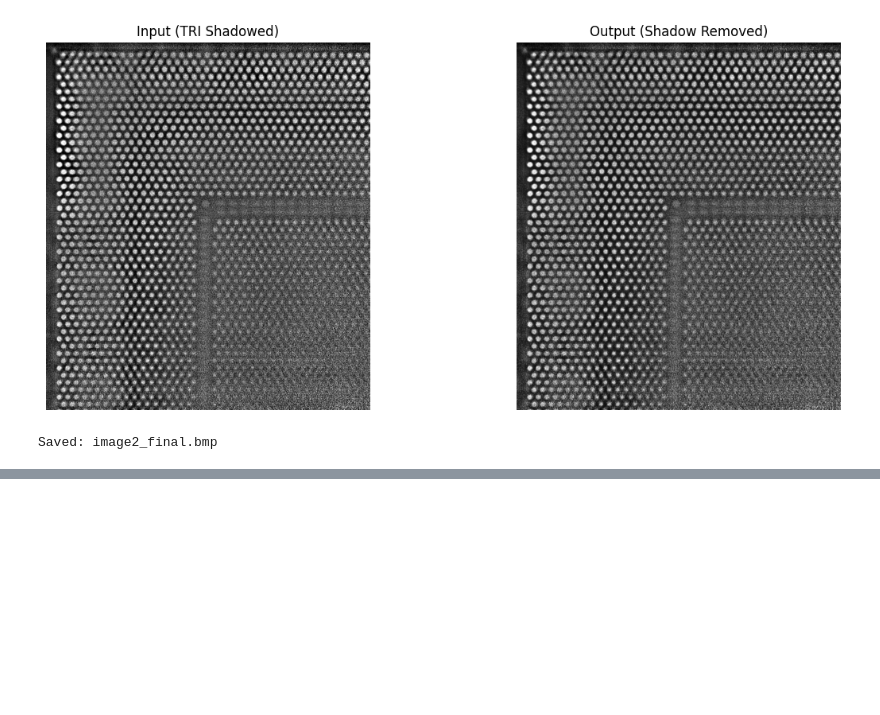
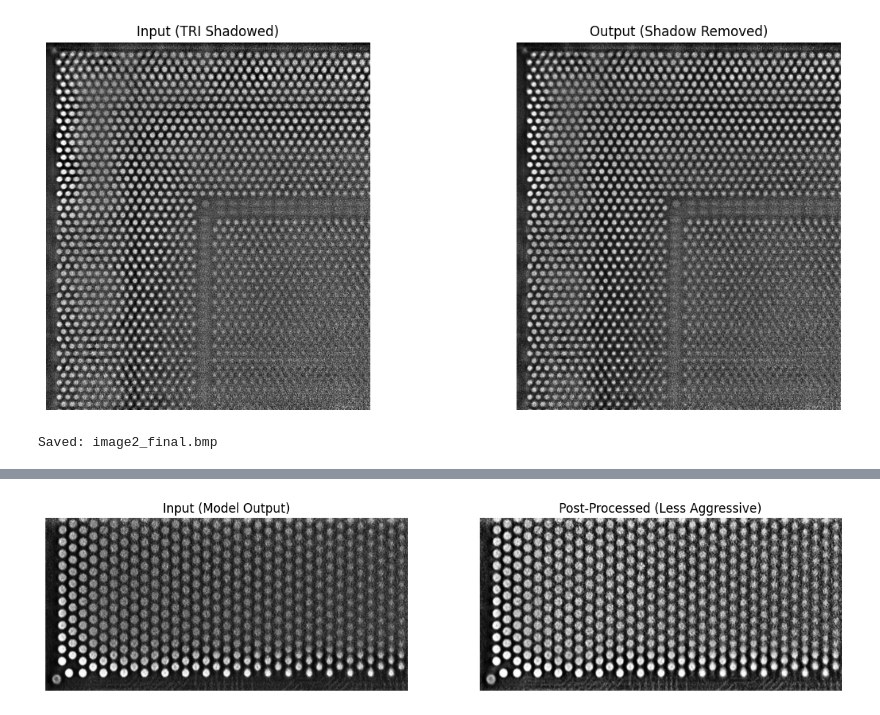
Before and after one commit to AryanArvind4/Shadow-Removal, a Jupyter notebook: shadow_removal_3phase_training.ipynb, the cells around one changed output, grey strips where cells are left out. Drawn from its saved outputs; the diff is of its cells as text; code cells hidden in the pictures; blank space fills up the shorter version.

```diff
--- a/shadow_removal_3phase_training.ipynb
+++ b/shadow_removal_3phase_training.ipynb
@@ -1168,0 +1382,91 @@ Saved: image2_final.bmp
+# %%
+import cv2
+import numpy as np
+import matplotlib.pyplot as plt
+import os
+
+# -----------------------------
+# Safer post-processing function
+# -----------------------------
+def enhance_solder_xray(img):
+    """
+    img: grayscale uint8 image (0–255)
+    returns: enhanced uint8 image
+    """
+
+    # --- 1. Illumination correction (softer top-hat) ---
+    kernel_bg = cv2.getStructuringElement(cv2.MORPH_ELLIPSE, (61, 61))
+    background = cv2.morphologyEx(img, cv2.MORPH_OPEN, kernel_bg)
+
+    # Blend instead of full subtraction (prevents over-boost)
+    illum_corrected = cv2.addWeighted(img, 1.0, background, -0.6, 0)
+    illum_corrected = cv2.normalize(illum_corrected, None, 0, 255, cv2.NORM_MINMAX)
+
+    # --- 2. Mild contrast enhancement (CLAHE) ---
+    clahe = cv2.createCLAHE(
+        clipLimit=1.4,          # ↓ reduced from 2.5
+        tileGridSize=(8, 8)
+    )
+    contrast = clahe.apply(illum_corrected.astype(np.uint8))
+
+    # --- 3. Edge-preserving smoothing (gentler) ---
+    smooth = cv2.bilateralFilter(
+        contrast,
+        d=7,
+        sigmaColor=25,          # ↓ reduced from 40
+        sigmaSpace=7
+    )
+
+    # --- 4. Morphological cleanup (very light) ---
+    kernel_clean = cv2.getStructuringElement(cv2.MORPH_ELLIPSE, (3, 3))
+    clean = cv2.morphologyEx(smooth, cv2.MORPH_CLOSE, kernel_clean, iterations=1)
+
+    # --- 5. Highlight compression (prevents blown solder balls) ---
+    clean_f = clean.astype(np.float32)
+    white_thresh = 235
+    mask = clean_f > white_thresh
+    clean_f[mask] = white_thresh + (clean_f[mask] - white_thresh) * 0.35
+    clean = np.clip(clean_f, 0, 255).astype(np.uint8)
+
+    # --- 6. Very mild sharpening ---
+    blur = cv2.GaussianBlur(clean, (0, 0), sigmaX=1.0)
+    sharp = cv2.addWeighted(clean, 1.08, blur, -0.08, 0)
+
+    return sharp
+
+
+# -----------------------------
+# Run on TRI images
+# -----------------------------
+tri_images = [
+    r"C:\Users\User\OneDrive\Documents\Shadow Removal\image1_final.jpeg",
+    r"C:\Users\User\OneDrive\Documents\Shadow Removal\image2_final.bmp",
+]
+
+for img_path in tri_images:
+    img = cv2.imread(img_path, cv2.IMREAD_GRAYSCALE)
+    if img is None:
+        print(f"Failed to load {img_path}")
+        continue
+
+    out = enhance_solder_xray(img)
+
+    # Display
+    plt.figure(figsize=(14, 6))
+    plt.subplot(1, 2, 1)
+    plt.title("Input (Model Output)")
+    plt.imshow(img, cmap="gray")
+    plt.axis("off")
+
+    plt.subplot(1, 2, 2)
+    plt.title("Post-Processed (Less Aggressive)")
+    plt.imshow(out, cmap="gray")
+    plt.axis("off")
+    plt.show()
+
+    # Save
+    save_name = os.path.basename(img_path).replace(".", "_postproc_soft.")
+    cv2.imwrite(save_name, out)
+    print("Saved:", save_name)
+# %% [output]
+[figure, added]
```
Also changed, not shown: parts of 5 cells of this notebook.
